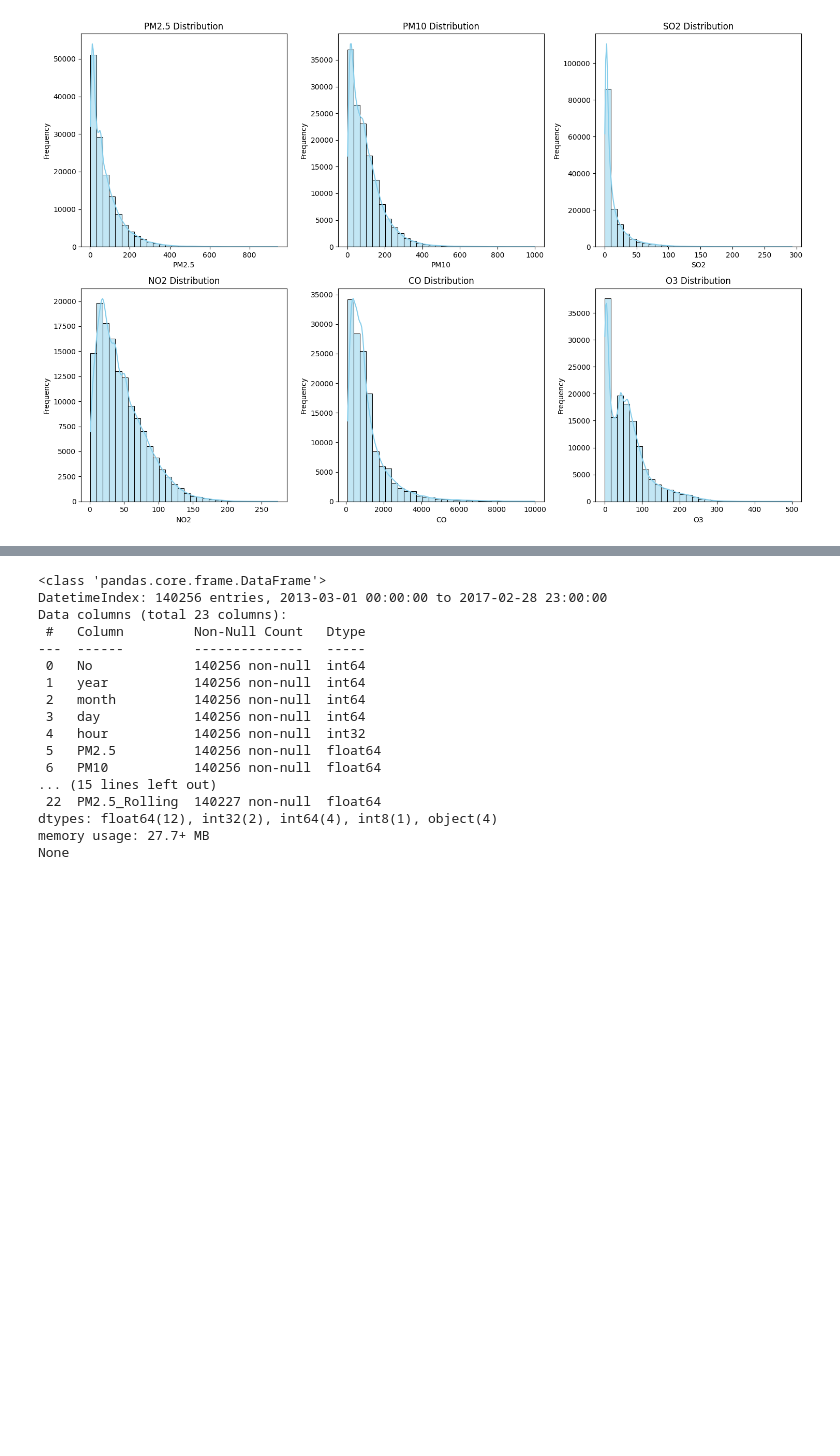
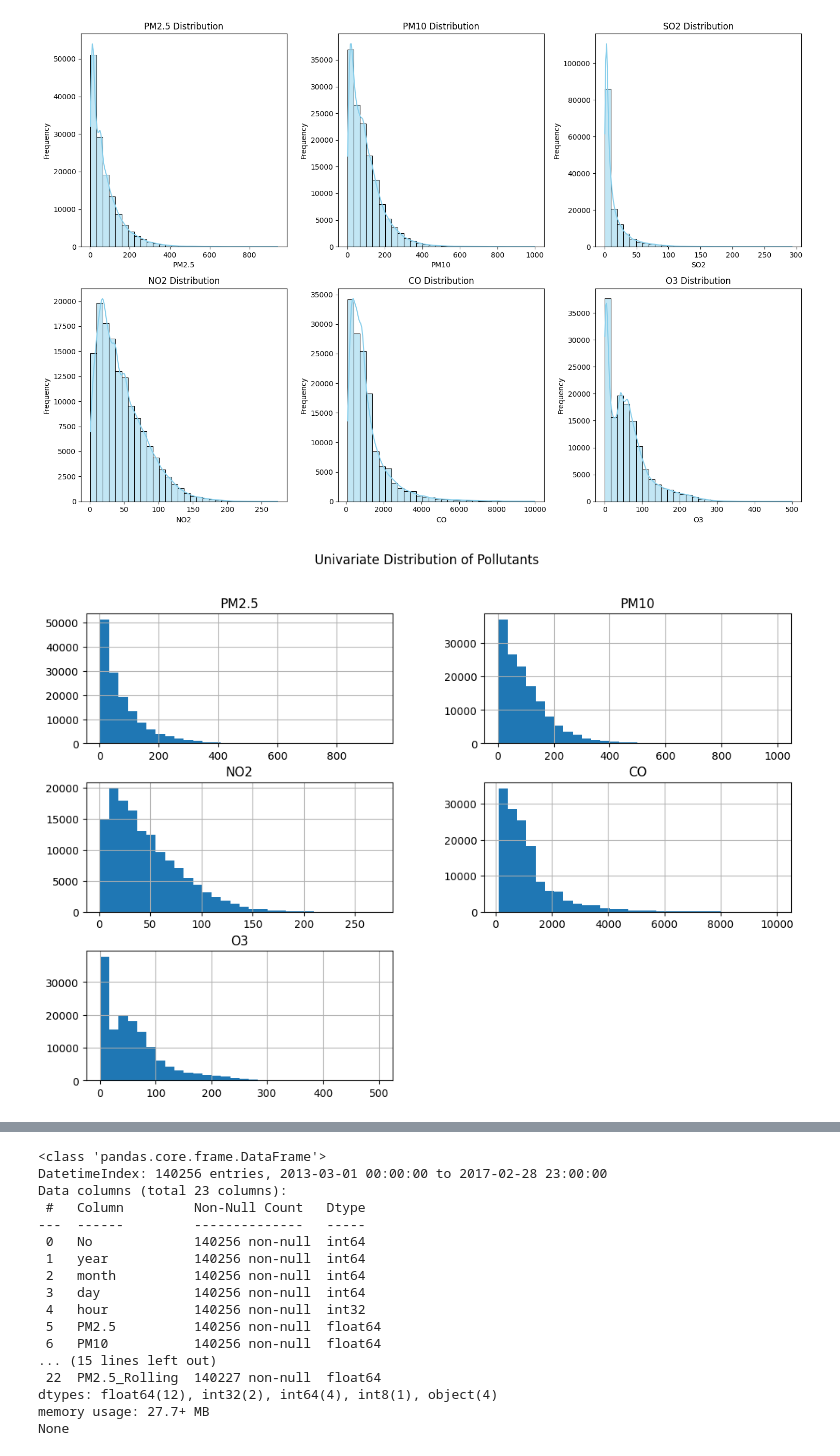
Before and after one commit to vanajathiruchselvam/CMP7005_China_Air_Pollution_EDA, a Jupyter notebook: EDA_Analysis_China_Air_Pollution.ipynb, the cells around one changed output, grey strips where cells are left out. Saved outputs shown, nothing was run; the diff lists cells and outputs as text; code cells hidden in the pictures; blank space fills up the shorter version.

Commit message:
Modal prediction and added additional visualizations

```diff
--- a/EDA_Analysis_China_Air_Pollution.ipynb
+++ b/EDA_Analysis_China_Air_Pollution.ipynb
@@ -462,3 +462,9 @@ plt.tight_layout()
 plt.show()
 # %% [output]
 [figure]
+# %%
+df[['PM2.5', 'PM10', 'NO2', 'CO', 'O3']].hist(bins=30, figsize=(12, 8))
+plt.suptitle("Univariate Distribution of Pollutants")
+plt.show()
+# %% [output]
+[figure, added]
```
Also changed, not shown: parts of 7 cells of this notebook.
